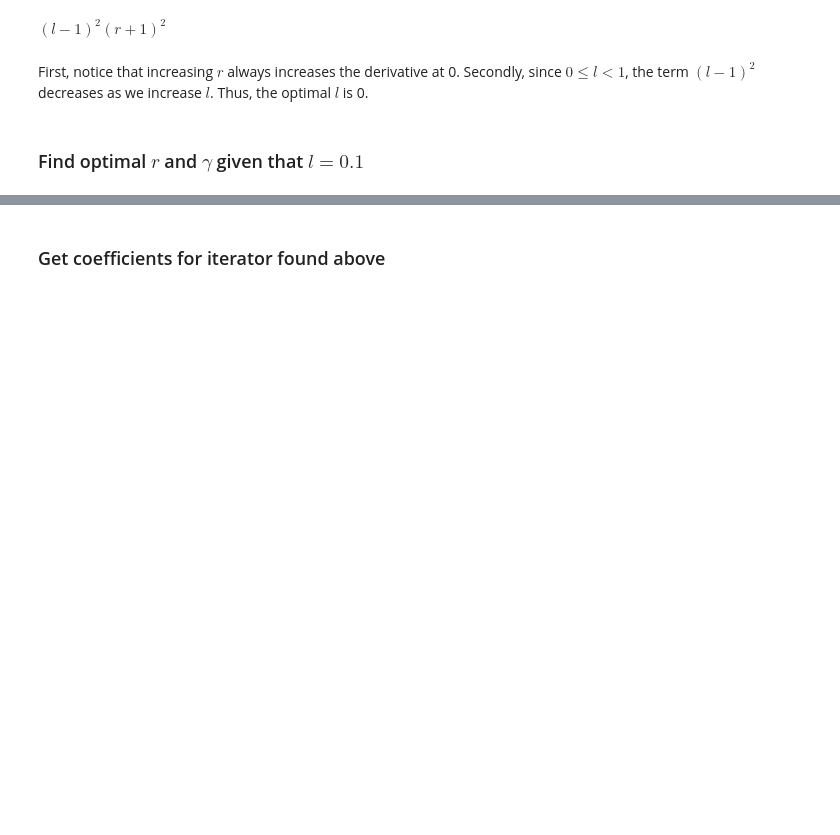
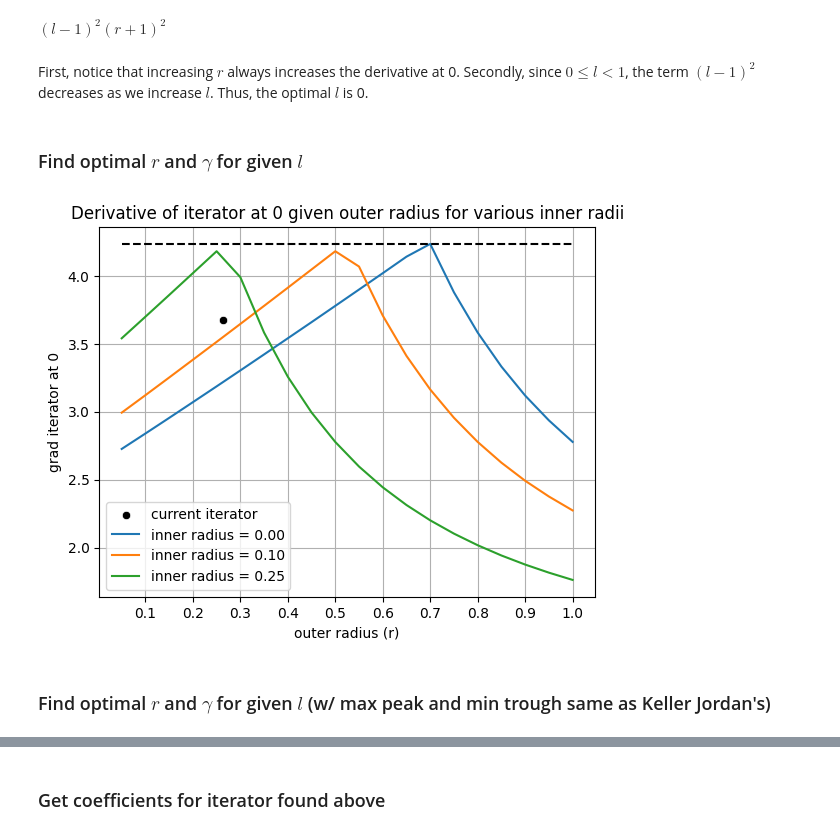
Before and after one commit to leloykun/modded-nanogpt, a Jupyter notebook: muon_smart_hp_search.ipynb, the cells around one changed output, grey strips where cells are left out. Cells and saved outputs as stored; diff of their text form; code cells hidden in the pictures; blank space fills up the shorter version.

```diff
--- a/muon_smart_hp_search.ipynb
+++ b/muon_smart_hp_search.ipynb
@@ -68,12 +68,13 @@ def find_best_gamma_for_radius_util(
     radius_inner: float,
     radius_outer: float,
     gamma_eps: float = 1e-4,
+    max_ratio: float = 1e9,
 ):
     peak, trough = get_iterator_stats(gamma, radius_inner, radius_outer)
     peak, trough = jnp.float32(peak), jnp.float32(trough)
     # The peak in the range (0, 1-l] must be <= 1 + r; and
     # The trough in the range [1-l, 1+r] must be >= 0
-    return min((1 + radius_outer - gamma_eps) - peak, trough - gamma_eps)
+    return min((1 + radius_outer - gamma_eps) - peak, trough - gamma_eps, max_ratio - (peak/trough))
 
 
 def find_best_gamma_for_radius(
@@ -82,15 +83,16 @@ def find_best_gamma_for_radius(
     gamma_min: float = 0.1,
     gamma_max: float = 5.0,
     gamma_eps: float = 1e-4,
+    max_ratio: float = 1e3,
 ) -> float:
     f = lambda gamma: find_best_gamma_for_radius_util(
-        gamma, radius_inner, radius_outer, gamma_eps
+        gamma, radius_inner, radius_outer, gamma_eps, max_ratio
     )
 
     return bisect(f, gamma_min, gamma_max, xtol=gamma_eps, rtol=gamma_eps)
 # %%
-def grad_at_0(l: float, r: float):
-    gamma = find_best_gamma_for_radius(l, r, gamma_max=5)
+def best_grad_at_0(l: float, r: float, max_ratio: float = 1e3):
+    gamma = find_best_gamma_for_radius(l, r, gamma_max=5, max_ratio=max_ratio)
     return dhdx_jax(0, gamma, l, r)
 # %% [markdown]
 ## Main work
@@ -111,4 +118,4 @@ $\displaystyle \left(l - 1\right)^{2} \left(r + 1\right)^{2}$
 # %% [markdown]
 First, notice that increasing $r$ always increases the derivative at 0. Secondly, since $0 \leq l < 1$, the term $(l - 1)^2$ decreases as we increase $l$. Thus, the optimal $l$ is 0.
 # %% [markdown]
-### Find optimal $r$ and $\gamma$ given that $l = 0.1$
+### Find optimal $r$ and $\gamma$ for given $l$
@@ -119,0 +131,15 @@ grads = jnp.array([grad_at_0(l, r) for r in rs])
+# %%
+sns.scatterplot(x=[0.26373], y=[best_grad_at_0(0.131974, 0.26373)], label="current iterator", color="black")
+for i, l in enumerate(l_space):
+    sns.lineplot(x=r_space, y=grads[i], label=f"inner radius = {l.item():.2f}")
+
+plt.title(f"Derivative of iterator at 0 given outer radius for various inner radii")
+plt.xlabel("outer radius (r)")
+plt.ylabel("grad iterator at 0")
+plt.xticks(jnp.linspace(0, 1, 11))
+plt.plot(r_space, [jnp.max(grads)]*len(r_space), linestyle="--", color="black")
+plt.grid()
+# %% [output]
+[figure, added]
+# %% [markdown]
+### Find optimal $r$ and $\gamma$ for given $l$ (w/ max peak and min trough same as Keller Jordan's)
```
Also changed, not shown: parts of 32 cells of this notebook, 2 other files.
